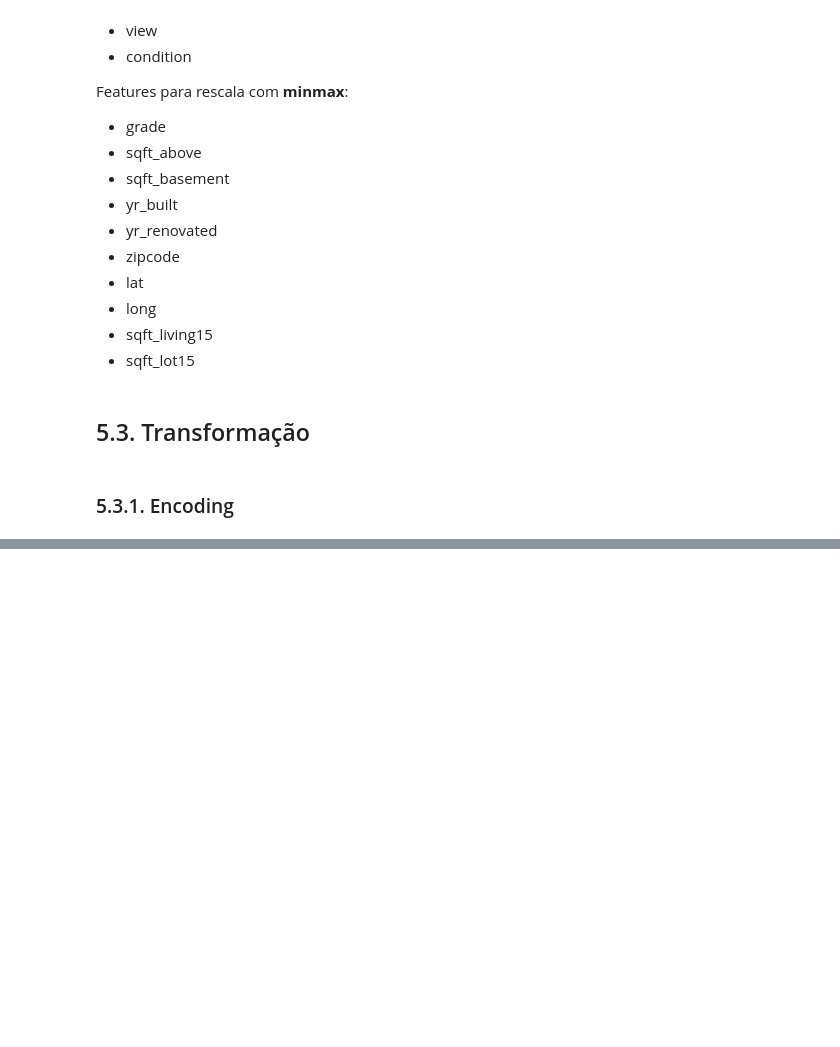
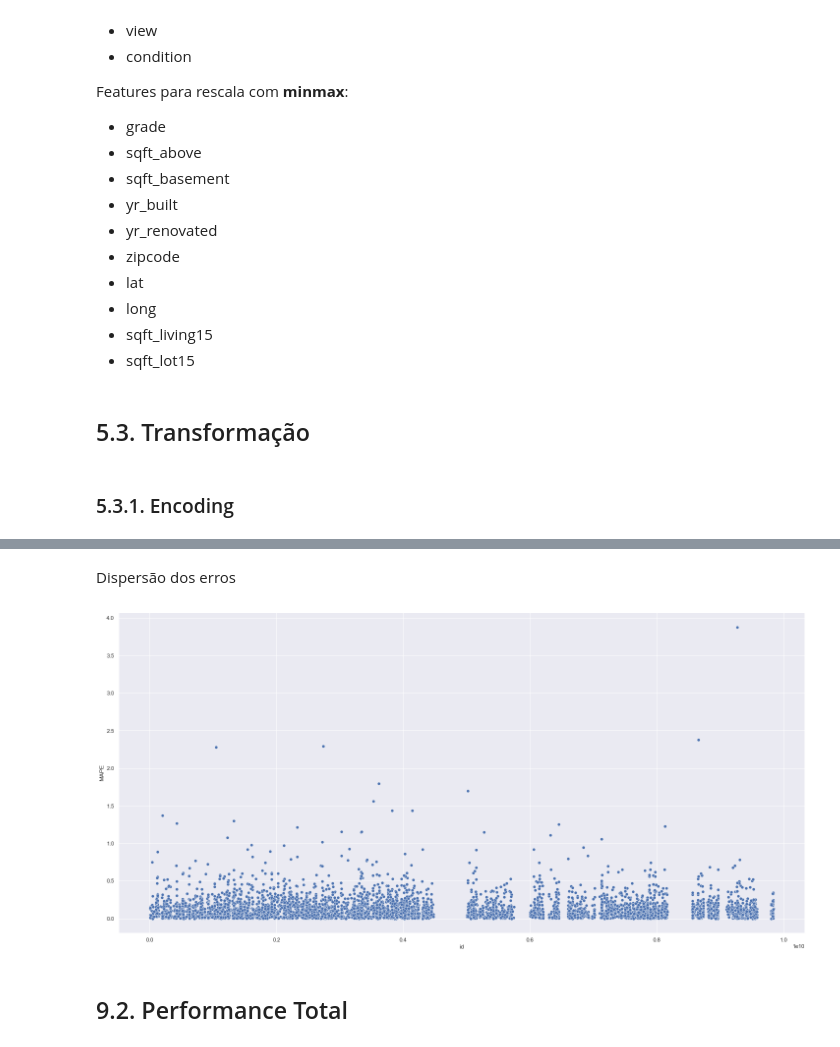
Before and after one commit to daSpinelli/house_rocket, a Jupyter notebook: notebooks/c1_das_modeling.ipynb, the cells around one changed output, grey strips where cells are left out. Drawn from its saved outputs; the diff is of its cells as text; code cells hidden in the pictures; blank space fills up the shorter version.

```diff
--- a/notebooks/c1_das_modeling.ipynb
+++ b/notebooks/c1_das_modeling.ipynb
@@ -761,0 +811,2 @@ df5 = pd.get_dummies(df5, prefix=['season'], columns=['season'])
+# %%
+df6 = df5.copy()
@@ -761,0 +875,8 @@ df5 = pd.get_dummies(df5, prefix=['season'], columns=['season'])
+# %%
+x_train = x_train_split[cols_selected]
+y_train = y_train_split
+
+x_test = x_test_split[cols_selected]
+y_test = y_test_split
+
+x_training = x_train_split
@@ -761,0 +1131,14 @@ df5 = pd.get_dummies(df5, prefix=['season'], columns=['season'])
+# %%
+# df com todos os dados dos testes reescalados
+df9 = x_test.copy()
+
+# df base com o id e preço dos imóveis
+aux1 = df6[['id', 'price']]
+
+# junção do df de teste com o id e preço sabido (ocultado durante o teste)
+df9 = df9.join(aux1)
+
+# junção das predições adquiridas
+df9['prediction'] = yhat_rf
+
+df9.head()
@@ -761,0 +1154,17 @@ df5 = pd.get_dummies(df5, prefix=['season'], columns=['season'])
+# %%
+df91 = df9[['id', 'prediction']]
+
+# MAE e MAPE
+aux1 = df9[['id', 'price', 'prediction']].groupby('id').apply(lambda x: mean_absolute_error(x['price'], x['prediction'])).reset_index().rename(columns={0: 'MAE'})
+aux2 = df9[['id', 'price', 'prediction']].groupby('id').apply(lambda x: mean_absolute_percentage_error(x['price'], x['prediction'])).reset_index().rename(columns={0: 'MAPE'})
+
+# junção do MAE e MAPE com a base
+aux3 = pd.merge(aux1, aux2, on='id', how='inner')
+df92 = pd.merge(df91, aux3, on='id', how='inner')
+
+# Cenários: Melhor (predição + erro) e Pior (predição - erro)
+df92['worst_scenario'] = df92['prediction'] - df92['MAE']
+df92['best_scenario'] = df92['prediction'] + df92['MAE']
+
+# Reordenando as colunas para uma tabela mais legível
+df92 = df92[['id', 'prediction', 'worst_scenario', 'best_scenario', 'MAE', 'MAPE']]
@@ -761,0 +1185,8 @@ df5 = pd.get_dummies(df5, prefix=['season'], columns=['season'])
+# %% [markdown]
+Dispersão dos erros
+# %%
+sns.scatterplot(x='id', y='MAPE', data=df92);
+# %% [output]
+[figure, added]
+# %% [markdown]
+## 9.2. Performance Total
```
Also changed, not shown: parts of 75 cells of this notebook.
